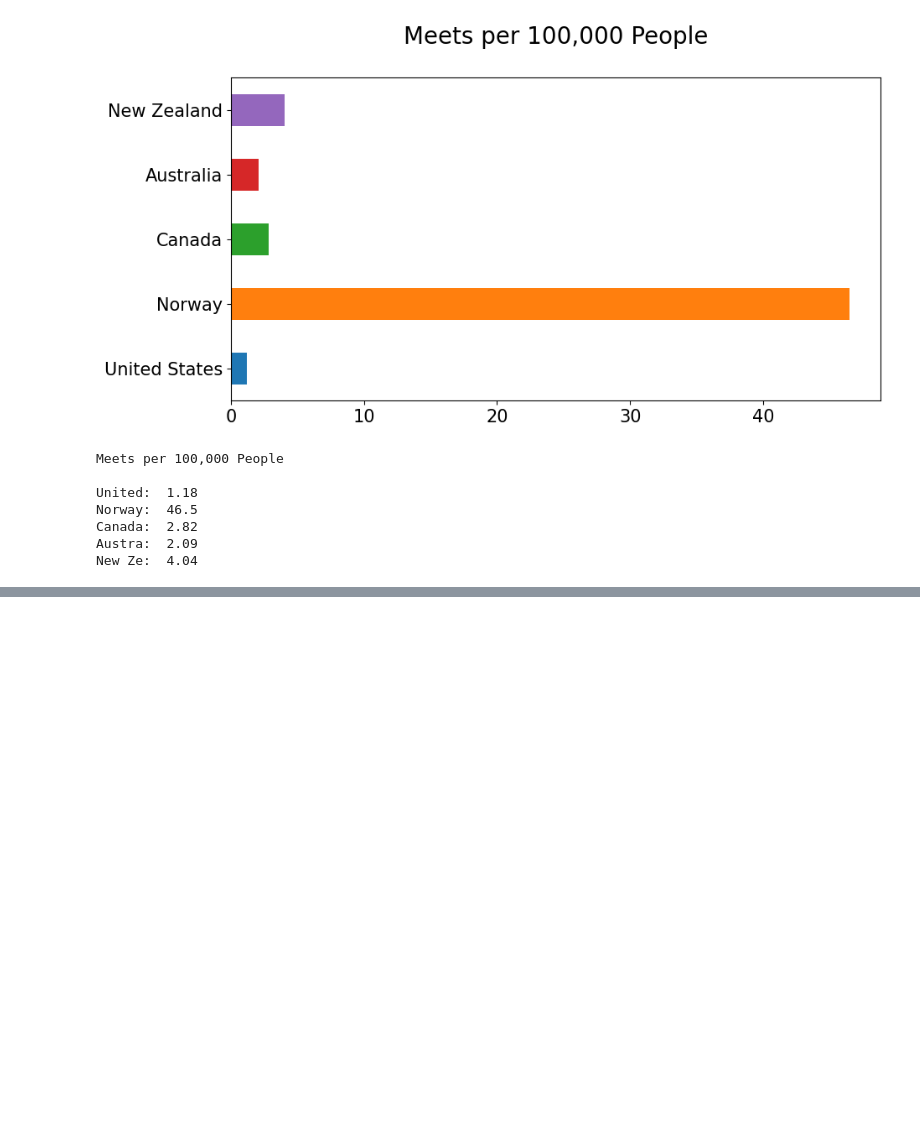
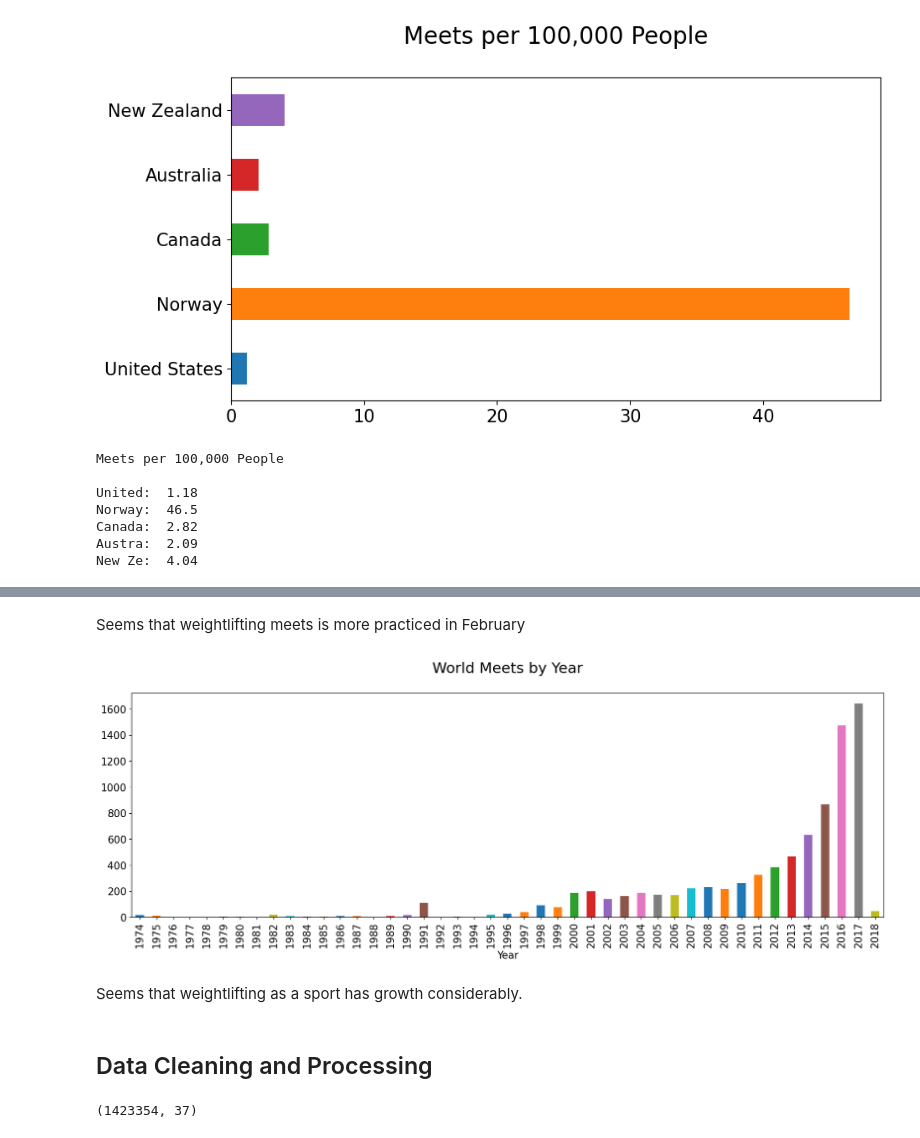
Before and after one commit to joshoandres13/pandas_practice, a Jupyter notebook: pandas_practice.ipynb, the cells around one changed output, grey strips where cells are left out. Saved outputs shown, nothing was run; the diff lists cells and outputs as text; code cells hidden in the pictures; blank space fills up the shorter version.

Commit message:
missig data

```diff
--- a/pandas_practice.ipynb
+++ b/pandas_practice.ipynb
@@ -164,0 +191,16 @@ New Ze:  4.04
+# %% [markdown]
+Seems that weightlifting meets is more practiced in February
+# %%
+plt.figure(figsize=(20,6))
+df1.groupby(['Year'])['Year'].count().plot(kind='bar',color=['C0','C1','C2','C3', 'C4','C5','C6','C7','C8','C9','C10','C11'])
+plt.title('World Meets by Year\n',fontsize=22)
+plt.xlabel('Year',fontsize=15)
+plt.xticks(fontsize=15)
+plt.yticks(fontsize=15)
+plt.show()
+# %% [output]
+[figure, added]
+# %% [markdown]
+Seems that weightlifting as a sport has growth considerably.
+# %% [markdown]
+## Data Cleaning and Processing
@@ -164,0 +209,4 @@ New Ze:  4.04
+# %%
+df.shape
+# %% [output]
+(1423354, 37)
```
Also changed, not shown: parts of 6 cells of this notebook.
